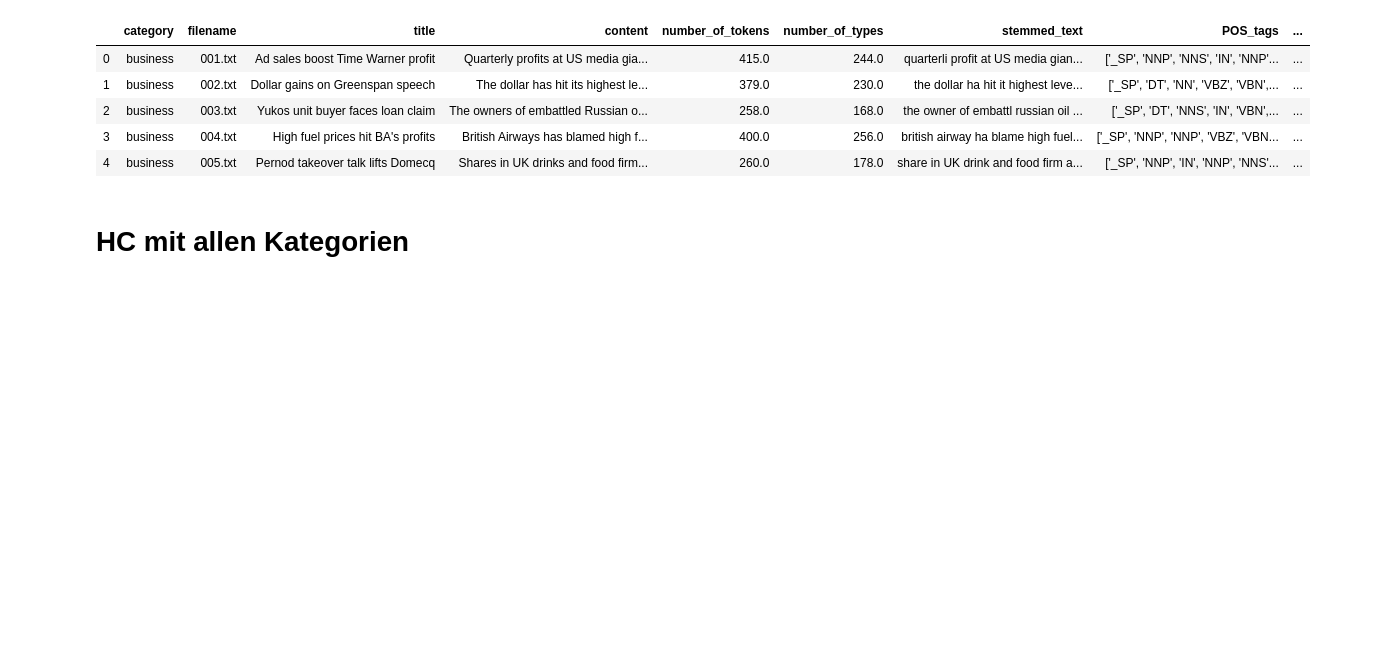
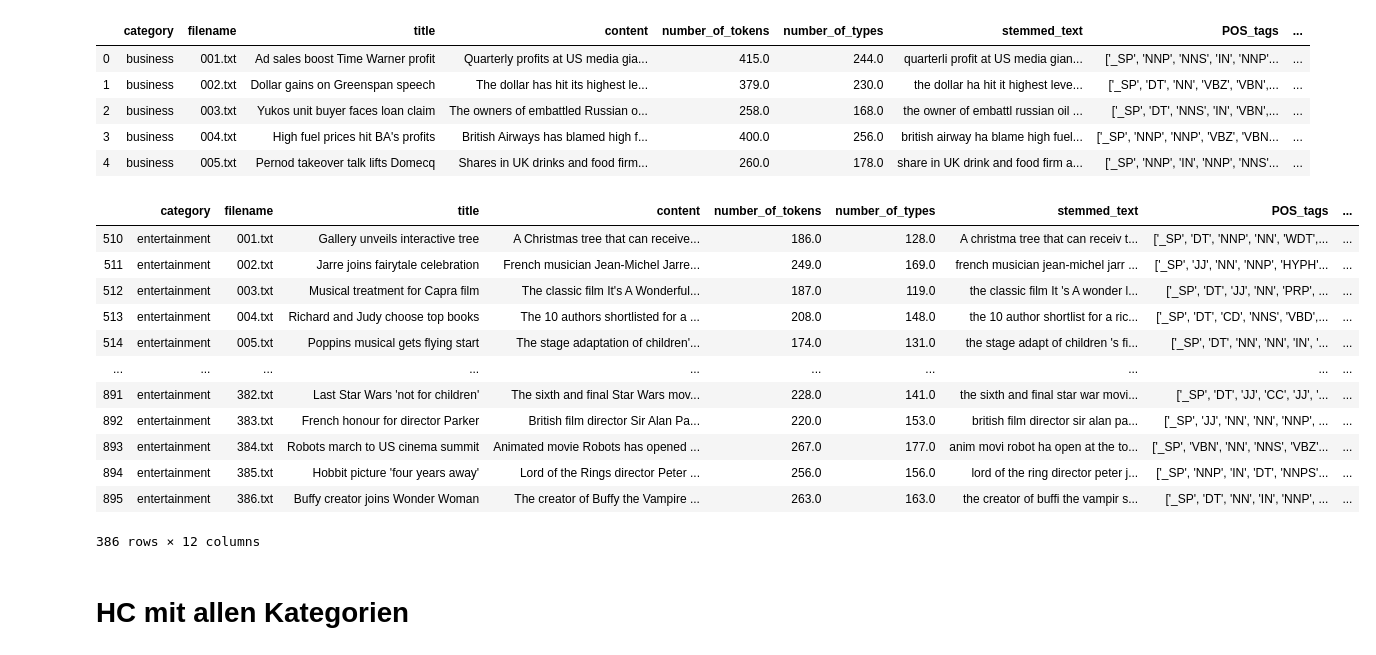
Before and after one commit to tig1795/BBC_News_cluster, a Jupyter notebook: Notebooks/3_Hierarchisches Clustering/HC_PCA.ipynb, the cells around one changed output. Saved outputs shown, nothing was run; the diff lists cells and outputs as text; code cells hidden in the pictures; blank space fills up the shorter version.

```diff
--- a/Notebooks/3_Hierarchisches Clustering/HC_PCA.ipynb
+++ b/Notebooks/3_Hierarchisches Clustering/HC_PCA.ipynb
@@ -24,6 +24,22 @@ df.head(5)
 | 2 | business | 003.txt | Yukos unit buyer faces loan claim | The owners of embattled Russian o... | 258.0 | 168.0 | the owner of embattl russian oil ... | ['_SP', 'DT', 'NNS', 'IN', 'VBN',... | ... |
 | 3 | business | 004.txt | High fuel prices hit BA's profits | British Airways has blamed high f... | 400.0 | 256.0 | british airway ha blame high fuel... | ['_SP', 'NNP', 'NNP', 'VBZ', 'VBN... | ... |
 | 4 | business | 005.txt | Pernod takeover talk lifts Domecq | Shares in UK drinks and food firm... | 260.0 | 178.0 | share in UK drink and food firm a... | ['_SP', 'NNP', 'IN', 'NNP', 'NNS'... | ... |
+# %%
+df[df['category'] == 'entertainment']
+# %% [output]
+|  | category | filename | title | content | number_of_tokens | number_of_types | stemmed_text | POS_tags | ... |
+| 510 | entertainment | 001.txt | Gallery unveils interactive tree | A Christmas tree that can receive... | 186.0 | 128.0 | A christma tree that can receiv t... | ['_SP', 'DT', 'NNP', 'NN', 'WDT',... | ... |
+| 511 | entertainment | 002.txt | Jarre joins fairytale celebration | French musician Jean-Michel Jarre... | 249.0 | 169.0 | french musician jean-michel jarr ... | ['_SP', 'JJ', 'NN', 'NNP', 'HYPH'... | ... |
+| 512 | entertainment | 003.txt | Musical treatment for Capra film | The classic film It's A Wonderful... | 187.0 | 119.0 | the classic film It 's A wonder l... | ['_SP', 'DT', 'JJ', 'NN', 'PRP', ... | ... |
+| 513 | entertainment | 004.txt | Richard and Judy choose top books | The 10 authors shortlisted for a ... | 208.0 | 148.0 | the 10 author shortlist for a ric... | ['_SP', 'DT', 'CD', 'NNS', 'VBD',... | ... |
+| 514 | entertainment | 005.txt | Poppins musical gets flying start | The stage adaptation of children'... | 174.0 | 131.0 | the stage adapt of children 's fi... | ['_SP', 'DT', 'NN', 'NN', 'IN', '... | ... |
+| ... | ... | ... | ... | ... | ... | ... | ... | ... | ... |
+| 891 | entertainment | 382.txt | Last Star Wars 'not for children' | The sixth and final Star Wars mov... | 228.0 | 141.0 | the sixth and final star war movi... | ['_SP', 'DT', 'JJ', 'CC', 'JJ', '... | ... |
+| 892 | entertainment | 383.txt | French honour for director Parker | British film director Sir Alan Pa... | 220.0 | 153.0 | british film director sir alan pa... | ['_SP', 'JJ', 'NN', 'NN', 'NNP', ... | ... |
+| 893 | entertainment | 384.txt | Robots march to US cinema summit | Animated movie Robots has opened ... | 267.0 | 177.0 | anim movi robot ha open at the to... | ['_SP', 'VBN', 'NN', 'NNS', 'VBZ'... | ... |
+| 894 | entertainment | 385.txt | Hobbit picture 'four years away' | Lord of the Rings director Peter ... | 256.0 | 156.0 | lord of the ring director peter j... | ['_SP', 'NNP', 'IN', 'DT', 'NNPS'... | ... |
+| 895 | entertainment | 386.txt | Buffy creator joins Wonder Woman | The creator of Buffy the Vampire ... | 263.0 | 163.0 | the creator of buffi the vampir s... | ['_SP', 'DT', 'NN', 'IN', 'NNP', ... | ... |
+386 rows × 12 columns
 # %% [markdown]
 # HC mit allen Kategorien
 # %%
```
Also changed, not shown: parts of 5 cells of this notebook, 1 other file.
